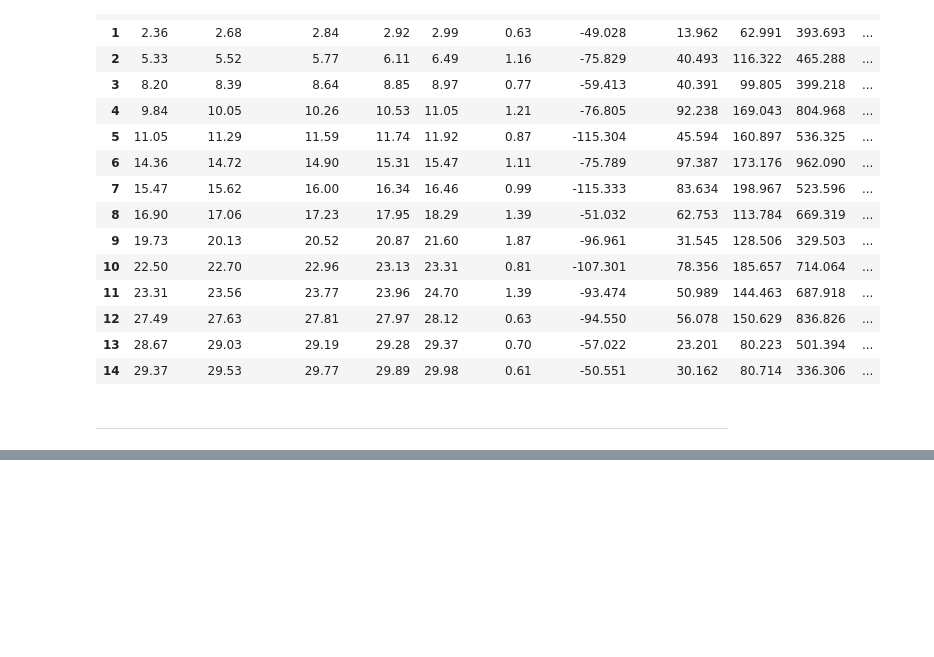
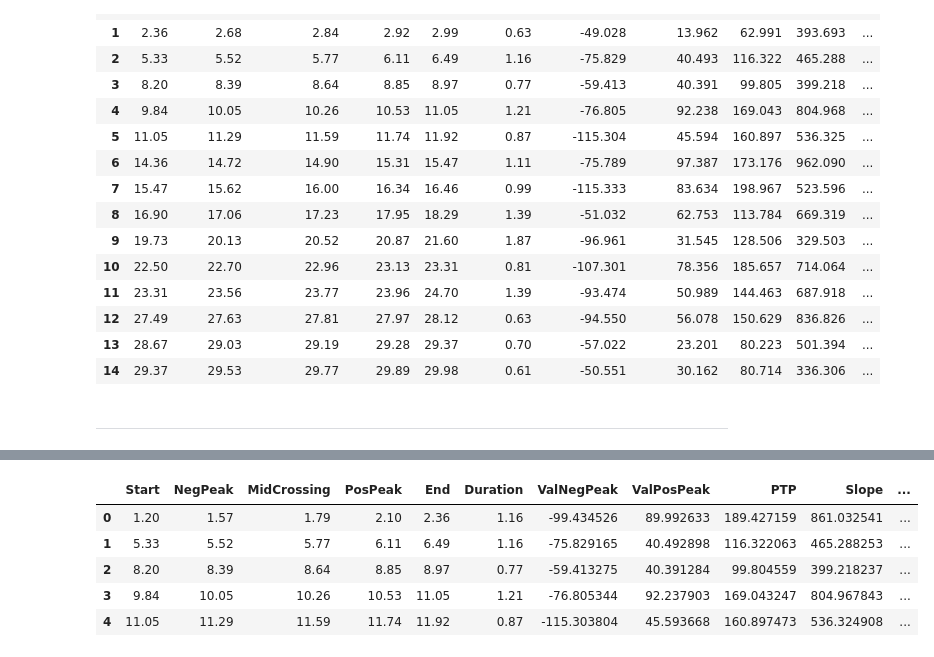
Before and after one commit to raphaelvallat/yasa, a Jupyter notebook: notebooks/06_sw_detection.ipynb, the cells around one changed output, grey strips where cells are left out. Saved outputs shown, nothing was run; the diff lists cells and outputs as text; code cells hidden in the pictures; blank space fills up the shorter version.

```diff
--- a/notebooks/06_sw_detection.ipynb
+++ b/notebooks/06_sw_detection.ipynb
@@ -381,0 +394,5 @@ sns.despine()
+# %%
+import logging
+logging.getLogger('yasa').setLevel(logging.INFO)
+yasa.sw_detect(data, sf).head()
+# %% [output]
@@ -381,0 +405,6 @@ sns.despine()
+|  | Start | NegPeak | MidCrossing | PosPeak | End | Duration | ValNegPeak | ValPosPeak | PTP | Slope | ... |
+| 0 | 1.20 | 1.57 | 1.79 | 2.10 | 2.36 | 1.16 | -99.434526 | 89.992633 | 189.427159 | 861.032541 | ... |
+| 1 | 5.33 | 5.52 | 5.77 | 6.11 | 6.49 | 1.16 | -75.829165 | 40.492898 | 116.322063 | 465.288253 | ... |
+| 2 | 8.20 | 8.39 | 8.64 | 8.85 | 8.97 | 0.77 | -59.413275 | 40.391284 | 99.804559 | 399.218237 | ... |
+| 3 | 9.84 | 10.05 | 10.26 | 10.53 | 11.05 | 1.21 | -76.805344 | 92.237903 | 169.043247 | 804.967843 | ... |
+| 4 | 11.05 | 11.29 | 11.59 | 11.74 | 11.92 | 0.87 | -115.303804 | 45.593668 | 160.897473 | 536.324908 | ... |
```
Also changed, not shown: parts of 13 cells of this notebook, 7 other files.
